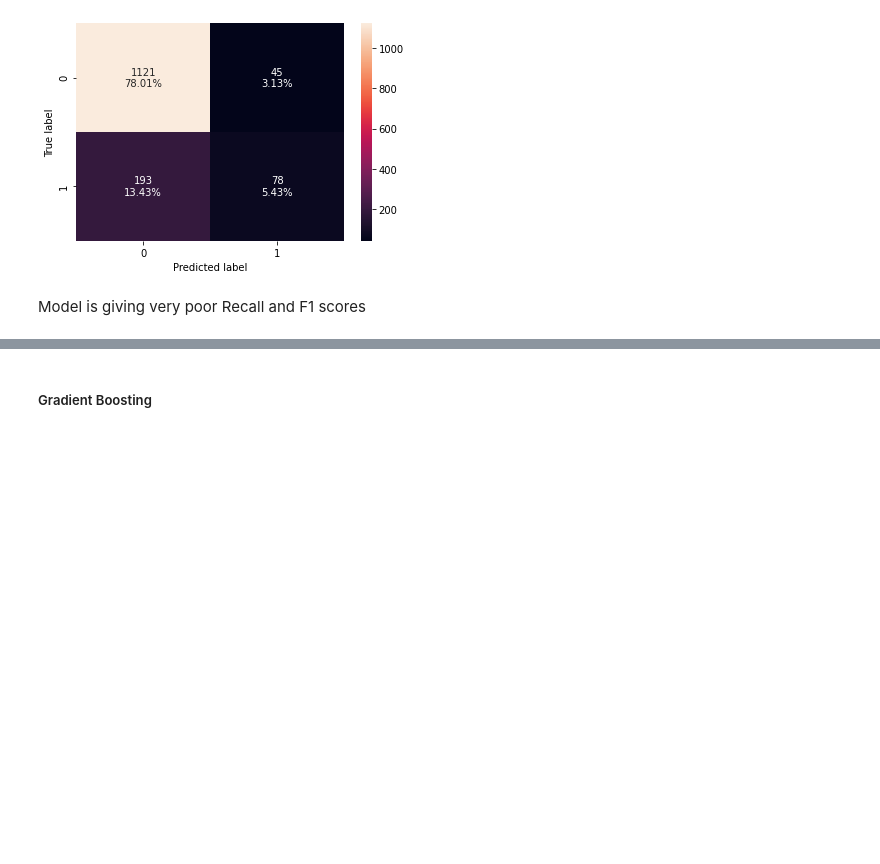
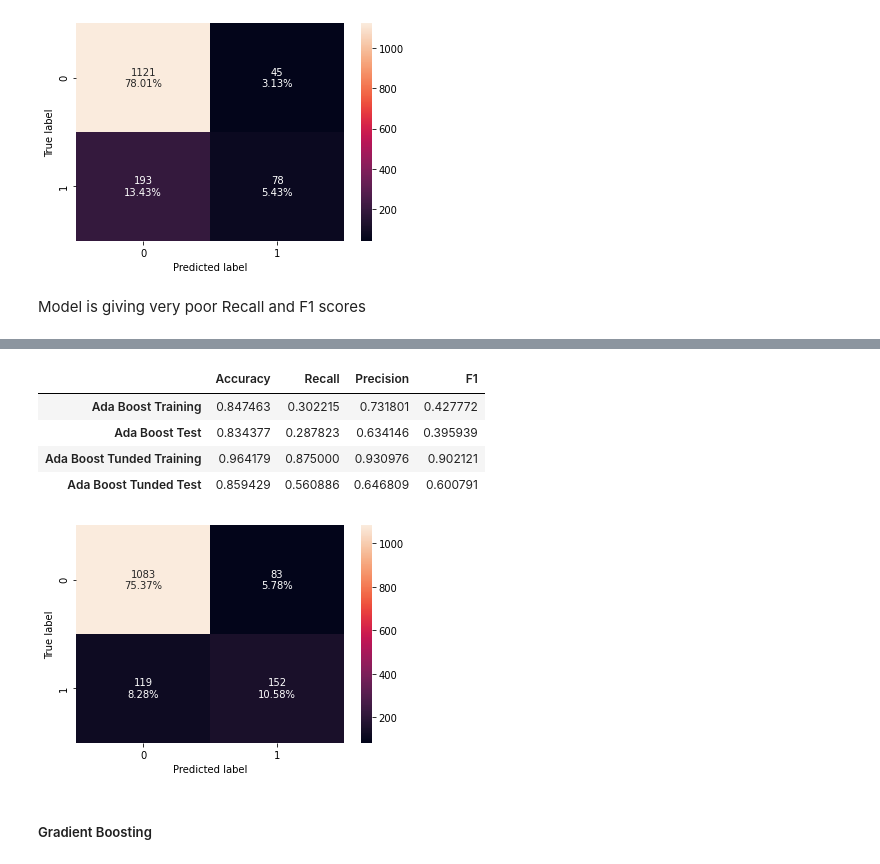
Before and after one commit to jarato123/AI-Class, a Jupyter notebook: Ensemble Techniques/ET Final Project/ET Final Project.ipynb, the cells around one changed output, grey strips where cells are left out. Drawn from its saved outputs; the diff is of its cells as text; code cells hidden in the pictures; blank space fills up the shorter version.

```diff
--- a/Ensemble Techniques/ET Final Project/ET Final Project.ipynb
+++ b/Ensemble Techniques/ET Final Project/ET Final Project.ipynb
@@ -1129,12 +1132,20 @@ ab_tuned.fit(X_train, y_train)
 # %%
 ab_train_perf_tuned = model_performance_classification_sklearn(ab_tuned, X_train, y_train)
-ab_test_perf_tuned = model_performance_classification_sklearn(ab_tuned, X_train, y_train)
+ab_test_perf_tuned = model_performance_classification_sklearn(ab_tuned, X_test, y_test)
 
-ab_compare = ab_compare.append(ab_train_perf_tuned, ignore_index=False)
-ab_compare = ab_compare.append(ab_test_perf_tuned, ignore_index=False)
+ab_compare = ab_compare.append(ab_train_perf_tuned, ignore_index=True)
+ab_compare = ab_compare.append(ab_test_perf_tuned, ignore_index=True)
+ab_compare.index = ['Ada Boost Training', 'Ada Boost Test', 'Ada Boost Tunded Training', 'Ada Boost Tunded Test']
 
 confusion_matrix_sklearn(ab_tuned, X_test, y_test)
 
 ab_compare.head()
+# %% [output]
+|  | Accuracy | Recall | Precision | F1 |
+| Ada Boost Training | 0.847463 | 0.302215 | 0.731801 | 0.427772 |
+| Ada Boost Test | 0.834377 | 0.287823 | 0.634146 | 0.395939 |
+| Ada Boost Tunded Training | 0.964179 | 0.875000 | 0.930976 | 0.902121 |
+| Ada Boost Tunded Test | 0.859429 | 0.560886 | 0.646809 | 0.600791 |
+[figure, added]
 # %% [markdown]
 ##### Gradient Boosting
```
Also changed, not shown: parts of 19 cells of this notebook.
